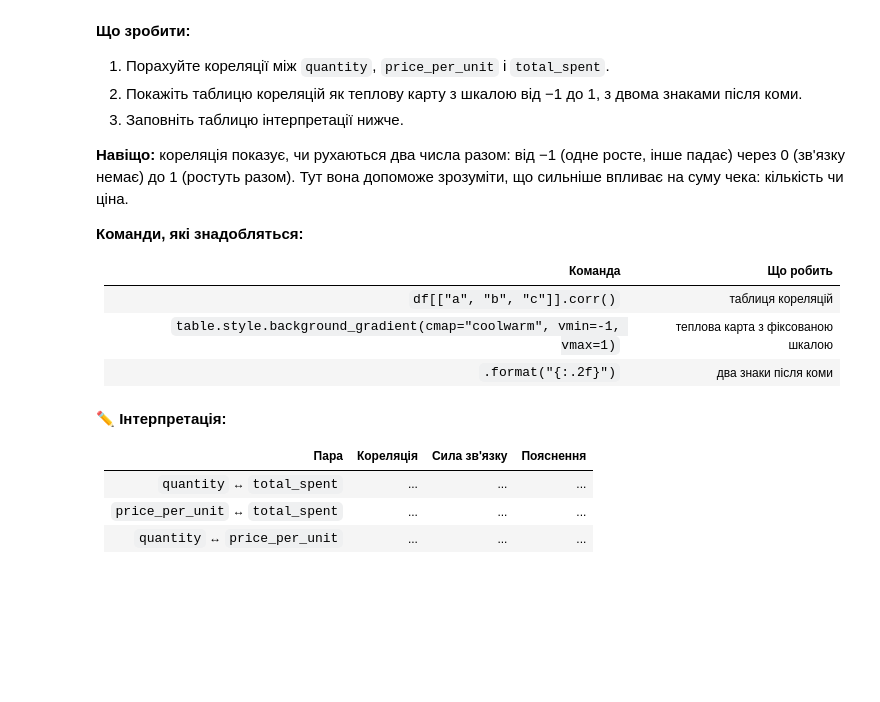
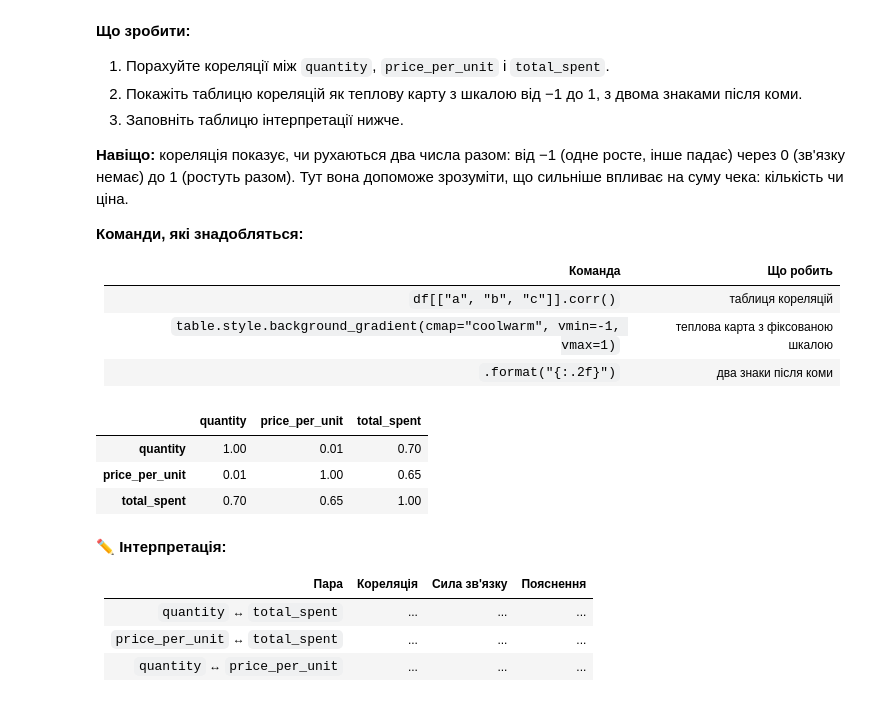
Before and after one commit to OleksandrKolesnichenko/cafe_sales_DTA26, a Jupyter notebook: notebooks/eda_cafe_sales.ipynb, the cells around one changed output. Cells and saved outputs as stored; diff of their text form; code cells hidden in the pictures; blank space fills up the shorter version.

```diff
--- a/notebooks/eda_cafe_sales.ipynb
+++ b/notebooks/eda_cafe_sales.ipynb
@@ -1083,3 +1156,13 @@ days = {
+# %%
+df_corr = df[["quantity", "price_per_unit", "total_spent"]].corr()
+df_corr.style.background_gradient(
+    cmap="coolwarm", vmin=-1, vmax=1
+).format("{:.2f}")
+# %% [output]
+|  | quantity | price_per_unit | total_spent |
+| quantity | 1.00 | 0.01 | 0.70 |
+| price_per_unit | 0.01 | 1.00 | 0.65 |
+| total_spent | 0.70 | 0.65 | 1.00 |
 # %% [markdown]
 ✏️ **Інтерпретація:**
 
```
Also changed, not shown: parts of 12 cells of this notebook.
